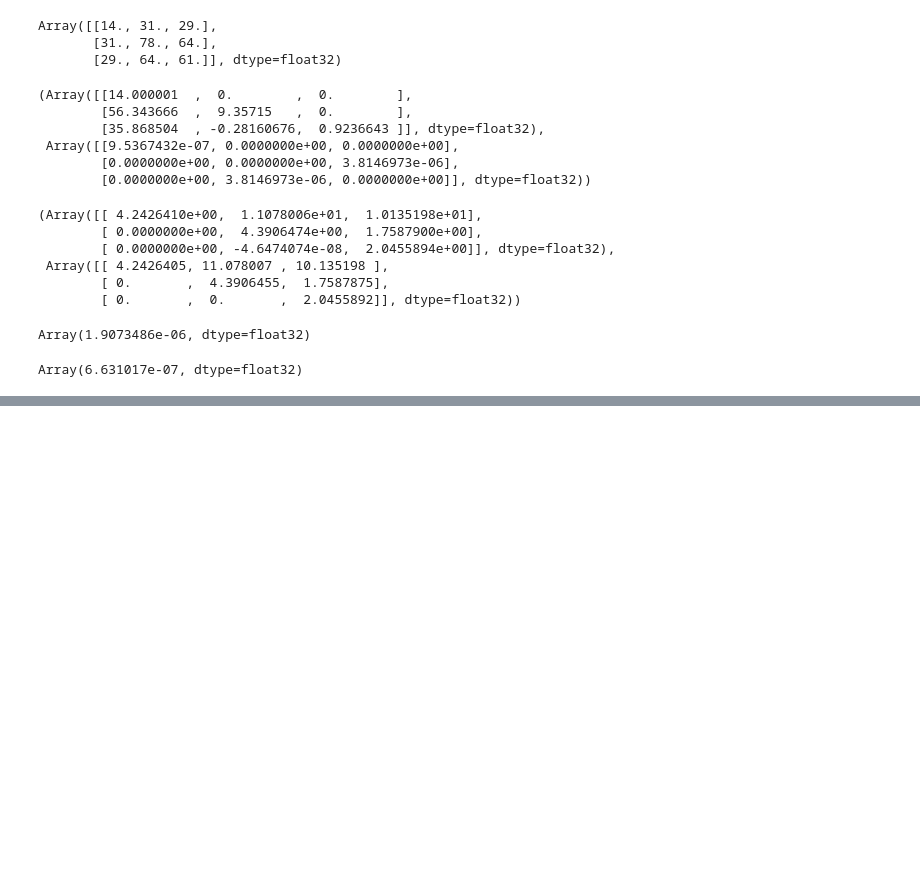
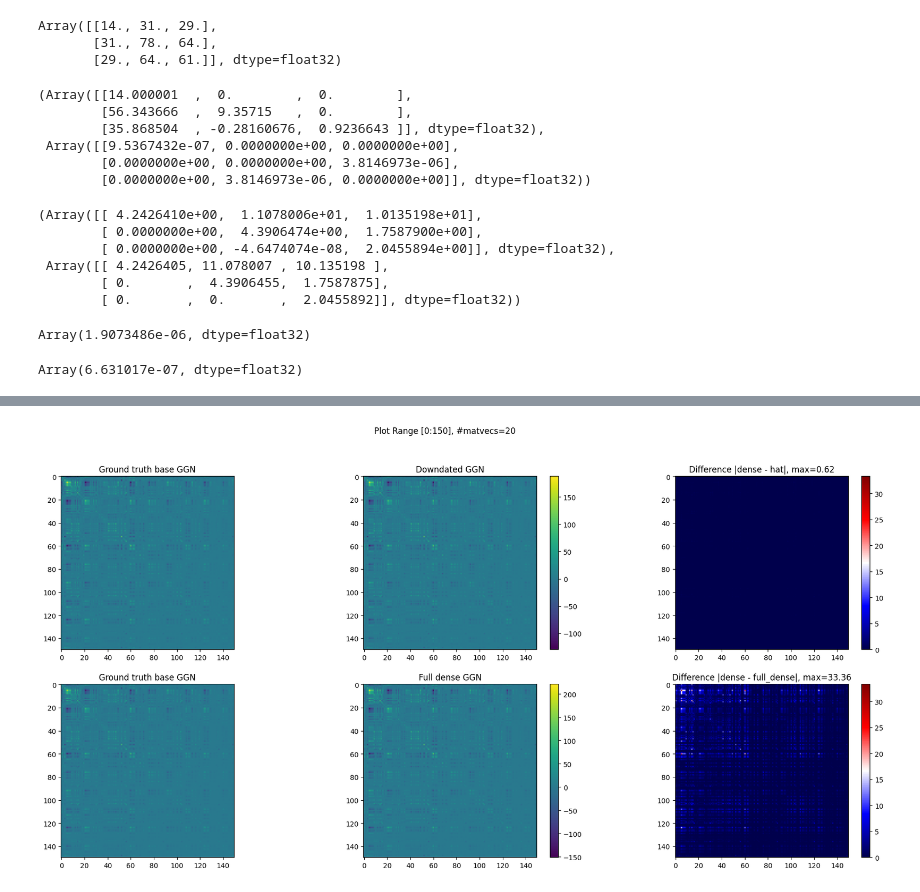
Before and after one commit to nrholm1/Laplace-Inducing-Points, a Jupyter notebook: lowrank_updates.ipynb, the cells around one changed output, grey strips where cells are left out. Cells and saved outputs as stored; diff of their text form; code cells hidden in the pictures; blank space fills up the shorter version.

```diff
--- a/lowrank_updates.ipynb
+++ b/lowrank_updates.ipynb
@@ -751,4 +870,6 @@ logdet_chase = jnp.linalg.slogdet(T_downdated)[1]
 # %%
+jax.config.update('jax_enable_x64', False)
+
 # load MAP state
 
 import optax
@@ -758,9 +879,9 @@ from src.scalemodels import TrainState, EMPTY_STATS
 from src.toymodels import SimpleClassifier
 from src.toydata import get_dataloaders
 
-model_name = 'toyclassifier_banana'
+dataset = 'banana'
+model_name = f'toyclassifier_{dataset}'
 cfg_path = f'config/toy/{model_name}.yml'
-dataset = 'banana'
 
 cfg = load_yaml(cfg_path)
 model_cfg = cfg['model']
@@ -773,7 +894,7 @@ num_h = model_cfg["num_h"]
 num_l = model_cfg["num_l"]
 num_c = model_cfg.get("num_c", 2) if model_type == "classifier" else 1
 rng_model = jax.random.PRNGKey(model_cfg["seed"])
-map_batch_size = map_cfg["batch_size"]
+map_batch_size = 256 # map_cfg["batch_size"]
 epochs_map = map_cfg["epochs"]
 lr_map = map_cfg["lr"]
 
@@ -810,9 +930,12 @@ from src.utils import flatten_nn_params
 
 flat_params, unravel_fn = flatten_nn_params(map_state.params)
 
-FULL_DATA  = next(iter(train_loader))[0] # 32 samples
-GGN_DATA   = FULL_DATA[:-1]
-EXTRA_TERM = FULL_DATA[None,-1]
+num_mod_terms = 40
+
+FULL_DATA  = next(iter(train_loader))[0]
+N = FULL_DATA.shape[0]
+GGN_DATA   = FULL_DATA[:-num_mod_terms]
+EXTRA_TERM = FULL_DATA[-num_mod_terms:]
 
 GGN_full_dense, *_ =  compute_ggn_dense(map_state, FULL_DATA, model_type=model_type, flat_params=flat_params, unravel_fn=unravel_fn, full_set_size=None)
 GGN_dense, *_      =  compute_ggn_dense(map_state, GGN_DATA,  model_type=model_type, flat_params=flat_params, unravel_fn=unravel_fn, full_set_size=None)
@@ -853,0 +974,53 @@ Q_dwn.shape
+# %%
+fig, axs = plt.subplots(2, 3, figsize=(23, 10))
+
+#* set a smaller range
+_start = 000
+_end   = 150
+
+_GGN_dense      = GGN_dense[_start:_end, _start:_end]
+_GGN_hat        = GGN_hat[_start:_end, _start:_end]
+_GGN_full_dense = GGN_full_dense[_start:_end, _start:_end]  # <- assumes you have GGN_full_dense
+
+diff_1 = jnp.abs(_GGN_dense - _GGN_hat)
+diff_2 = jnp.abs(_GGN_dense - _GGN_full_dense)
+vmax_diff = max(diff_1.max(), diff_2.max())
+
+# --- Row 1: dense vs hat ---
+
+vmin_1 = min(_GGN_hat.min(), _GGN_dense.min())
+vmax_1 = max(_GGN_hat.max(), _GGN_dense.max())
+
+im00 = axs[0, 0].imshow(_GGN_dense, vmin=vmin_1, vmax=vmax_1)
+im01 = axs[0, 1].imshow(_GGN_hat,   vmin=vmin_1, vmax=vmax_1)
+fig.colorbar(im01, ax=axs[0, 1])
+
+im02 = axs[0, 2].imshow(diff_1, cmap='seismic', vmin=0, vmax=vmax_diff)
+fig.colorbar(im02, ax=axs[0, 2])
+
+axs[0, 0].set_title(f'Ground truth base GGN')
+axs[0, 1].set_title(f'Downdated GGN')
+axs[0, 2].set_title(f'Difference |dense - hat|, max={diff_1.max():.2f}')
+
+# --- Row 2: dense vs full_dense ---
+
+
+vmin_2 = min(_GGN_full_dense.min(), _GGN_dense.min())
+vmax_2 = max(_GGN_full_dense.max(), _GGN_dense.max())
+
+im10 = axs[1, 0].imshow(_GGN_dense,      vmin=vmin_2, vmax=vmax_2)
+im11 = axs[1, 1].imshow(_GGN_full_dense, vmin=vmin_2, vmax=vmax_2)
+fig.colorbar(im11, ax=axs[1, 1])
+
+im12 = axs[1, 2].imshow(diff_2, cmap='seismic', vmin=0, vmax=vmax_diff)
+fig.colorbar(im12, ax=axs[1, 2])
+
+axs[1, 0].set_title(f'Ground truth base GGN')
+axs[1, 1].set_title(f'Full dense GGN')
+axs[1, 2].set_title(f'Difference |dense - full_dense|, max={diff_2.max():.2f}')
+
+plt.suptitle(f"Plot Range [{_start}:{_end}], #matvecs={M}")
+# plt.tight_layout()
+plt.show()
+# %% [output]
+[figure, added]
```
Also changed, not shown: parts of 30 cells of this notebook.
